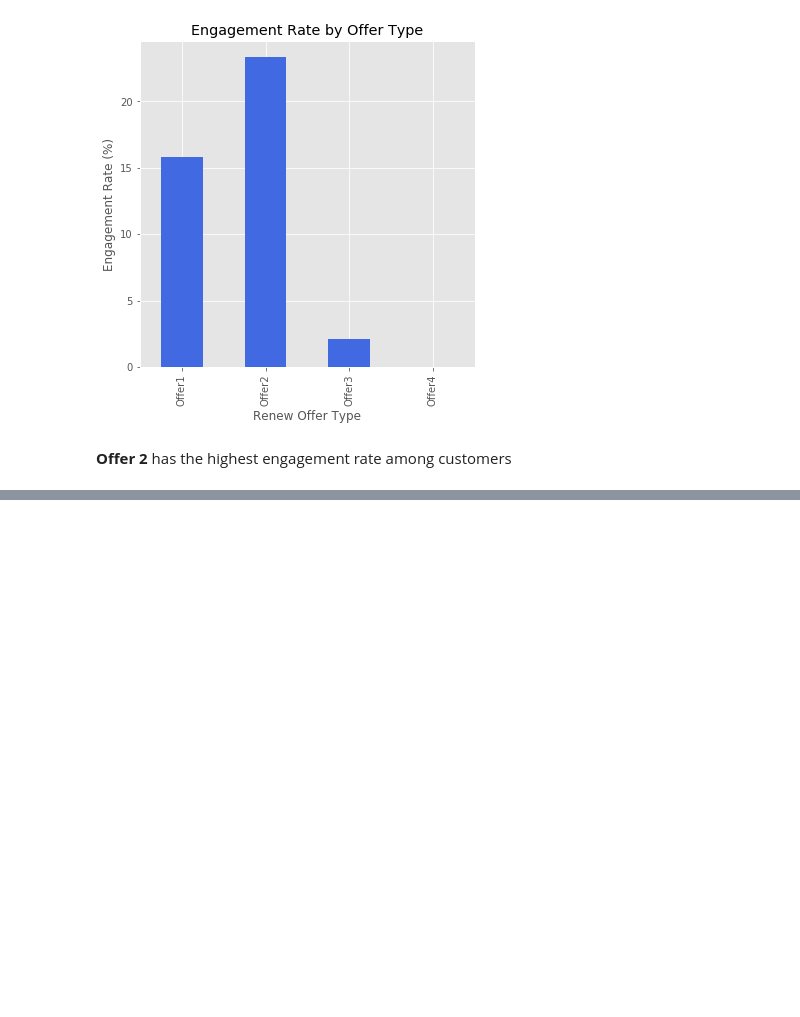
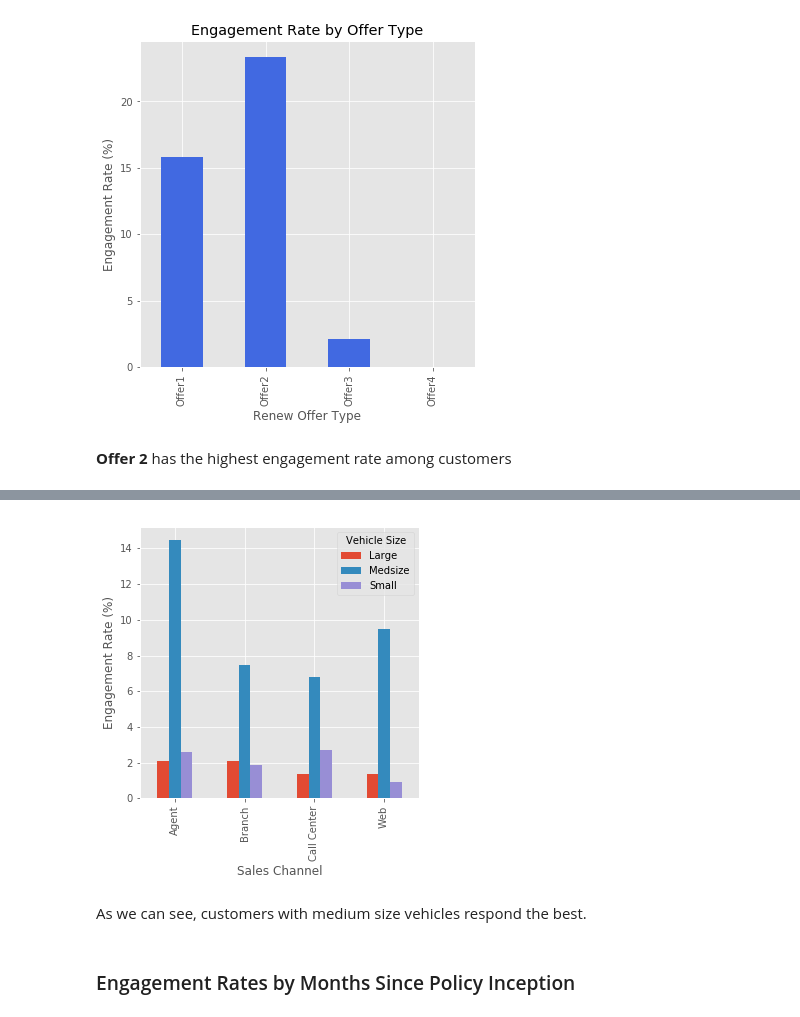
Before and after one commit to mwon3919/Data_Science_Projects, a Jupyter notebook: Customer_Analytics/Customer Analytics.ipynb, the cells around one changed output, grey strips where cells are left out. Drawn from its saved outputs; the diff is of its cells as text; code cells hidden in the pictures; blank space fills up the shorter version.

```diff
--- a/Customer_Analytics/Customer Analytics.ipynb
+++ b/Customer_Analytics/Customer Analytics.ipynb
@@ -113,0 +212,3 @@ plt.show()
+# %%
+#unstack the data
+bsc_df = bsc_df.unstack().fillna(0)
@@ -113,0 +224,14 @@ plt.show()
+# %%
+ax4 = (bsc_df*100.0).plot(
+    kind='bar',
+    figsize = (5,5)
+)
+
+ax4.set_ylabel('Engagement Rate (%)')
+plt.show()
+# %% [output]
+[figure, added]
+# %% [markdown]
+As we can see, customers with medium size vehicles respond the best.
+# %% [markdown]
+### Engagement Rates by Months Since Policy Inception
```
Also changed, not shown: parts of 18 cells of this notebook.
